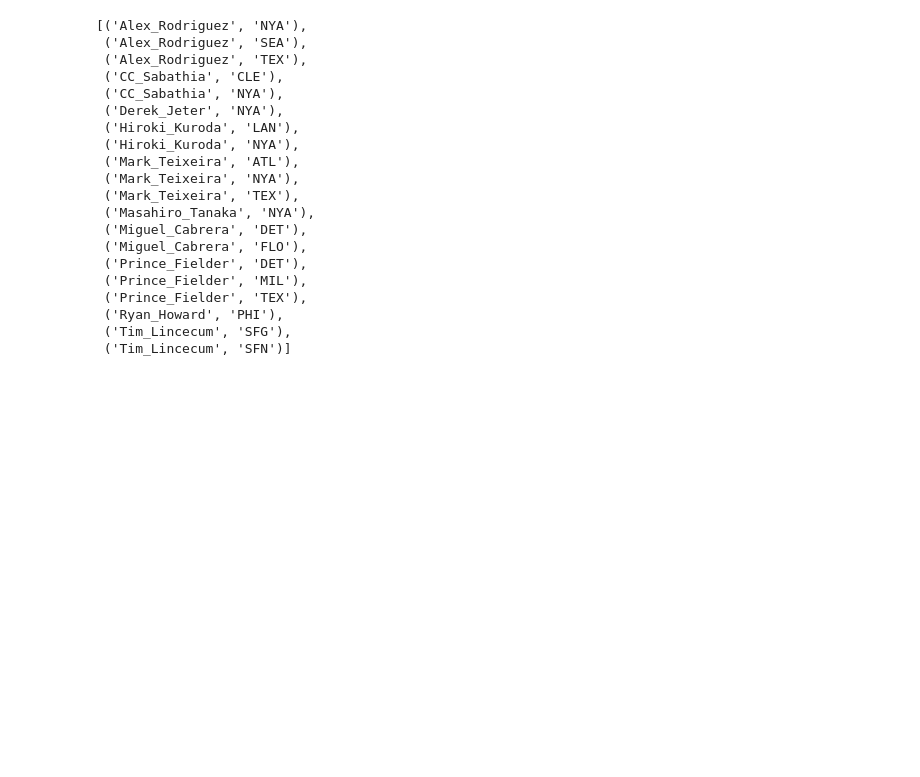
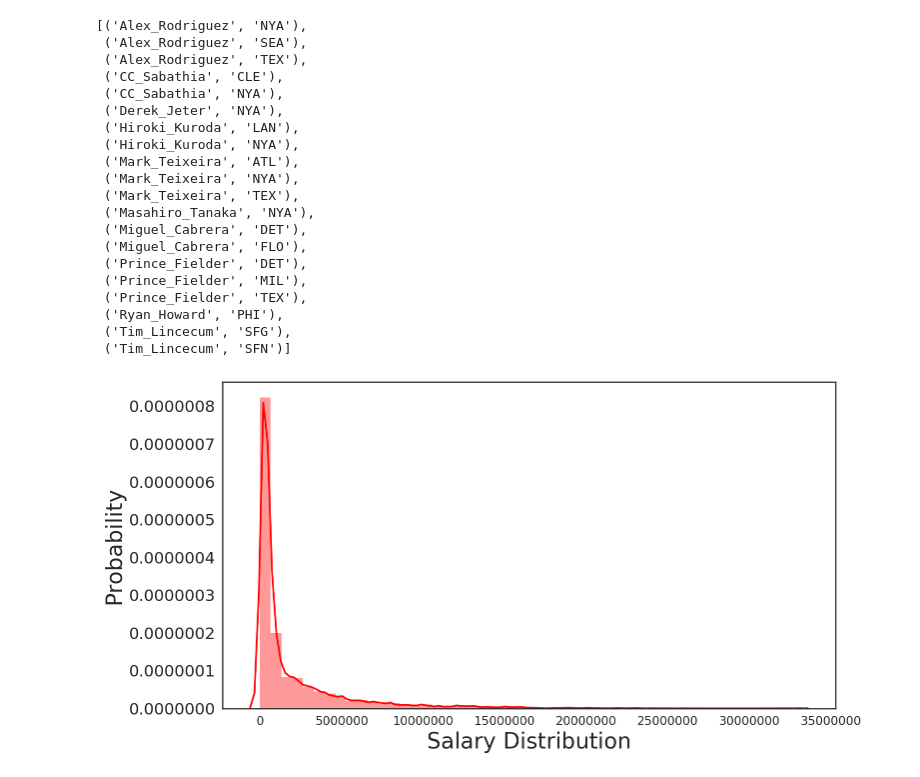
Before and after one commit to MayukhSobo/BaseBall, a Jupyter notebook: src/Baseball.ipynb, the cells around one changed output. Saved outputs shown, nothing was run; the diff lists cells and outputs as text; code cells hidden in the pictures; blank space fills up the shorter version.

Commit message:
Added the salary distribution

```diff
--- a/src/Baseball.ipynb
+++ b/src/Baseball.ipynb
@@ -99,3 +105,15 @@ their_clubs
  ('Ryan_Howard', 'PHI'),
  ('Tim_Lincecum', 'SFG'),
  ('Tim_Lincecum', 'SFN')]
+# %%
+from scipy import stats, integrate
+ax = sns.distplot(data_1.salary, bins=50, kde=True, rug=False, color='r');
+# sns.kdeplot(data_1.salary, shade=True);
+# ax.get_xaxis().get_major_formatter().set_useOffset(True)
+plt.ticklabel_format(style='plain', axis='x')
+plt.ticklabel_format(style='plain', axis='y')
+ax.set(xlabel='Salary Distribution', ylabel='Probability')
+# TODO  Manually format the xticklabels and yticklabels values
+plt.show()
+# %% [output]
+[figure, added]
```
Also changed, not shown: parts of 3 cells of this notebook, 1 other file.
